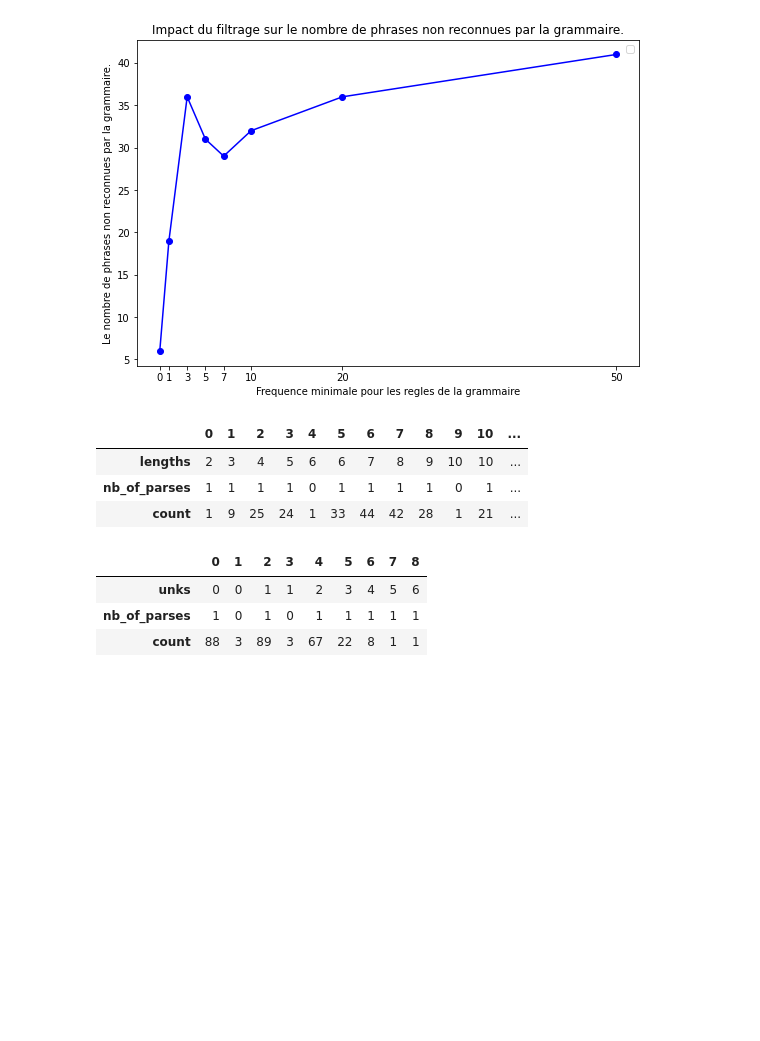
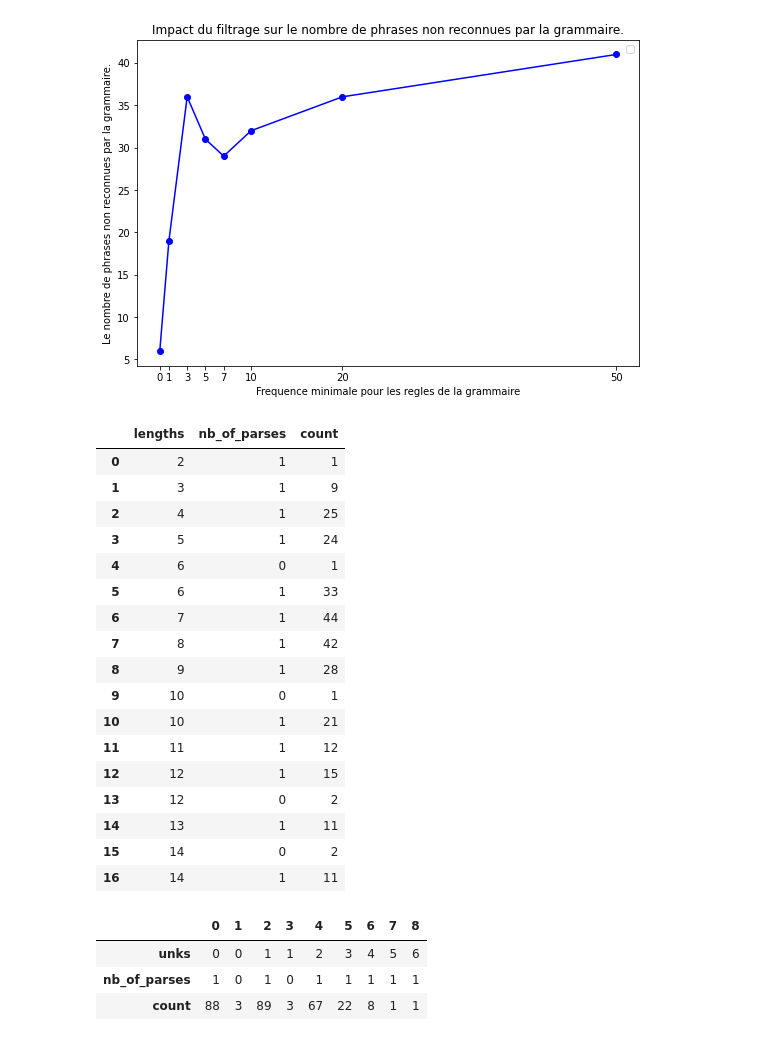
Before and after one commit to KacemKhaled/IFT6285-NLP, a Jupyter notebook: TP5/TP5.ipynb, the cells around one changed output. Drawn from its saved outputs; the diff is of its cells as text; code cells hidden in the pictures; blank space fills up the shorter version.

```diff
--- a/TP5/TP5.ipynb
+++ b/TP5/TP5.ipynb
@@ -343,7 +303,0 @@ def test(test_data,grammar,parser,max_words=15):
-# %%
-# test the parser
-train_data=treebank.fileids()[:180]
-test_data=treebank.fileids()[180:]
-grammar = train_PCFG_grammar_using_PTB(train_data,unk=True,filter_threshold=0,filter_top_n=None,chomsky=False)
-parser = ViterbiParser(grammar,trace=0) # put trace>0 for a verbose output
-test(test_data,grammar,parser)
@@ -369,7 +303,0 @@ Total Time: 420.99
-# %%
-# test the parser
-train_data=treebank.fileids()[:180]
-test_data=treebank.fileids()[180:]
-grammar = train_PCFG_grammar_using_PTB(train_data,unk=True,filter_threshold=0,filter_top_n=None,chomsky=True)
-parser = ViterbiParser(grammar,trace=0) # put trace>0 for a verbose output
-test(test_data,grammar,parser)
@@ -395,2 +303,0 @@ Total Time: 374.28
-# %%
-times, num_parses, lengthes, nb_unks = parse_sentences(wrong_sents_cola[:3],grammar,parser)
@@ -976,14 +935,28 @@ fig.show()
 # %%
 df__ = df_
 df__['count'] = df__.groupby(['lengths','nb_of_parses'])['lengths'].transform('count')
 df__ = df__.drop_duplicates().sort_values(by=['lengths']).reset_index(drop=True)
 
-df__.T
+df__
 # %% [output]
-|  | 0 | 1 | 2 | 3 | 4 | 5 | 6 | 7 | 8 | 9 | 10 | ... |
-| lengths | 2 | 3 | 4 | 5 | 6 | 6 | 7 | 8 | 9 | 10 | 10 | ... |
-| nb_of_parses | 1 | 1 | 1 | 1 | 0 | 1 | 1 | 1 | 1 | 0 | 1 | ... |
-| count | 1 | 9 | 25 | 24 | 1 | 33 | 44 | 42 | 28 | 1 | 21 | ... |
+|  | lengths | nb_of_parses | count |
+| 0 | 2 | 1 | 1 |
+| 1 | 3 | 1 | 9 |
+| 2 | 4 | 1 | 25 |
+| 3 | 5 | 1 | 24 |
+| 4 | 6 | 0 | 1 |
+| 5 | 6 | 1 | 33 |
+| 6 | 7 | 1 | 44 |
+| 7 | 8 | 1 | 42 |
+| 8 | 9 | 1 | 28 |
+| 9 | 10 | 0 | 1 |
+| 10 | 10 | 1 | 21 |
+| 11 | 11 | 1 | 12 |
+| 12 | 12 | 1 | 15 |
+| 13 | 12 | 0 | 2 |
+| 14 | 13 | 1 | 11 |
+| 15 | 14 | 0 | 2 |
+| 16 | 14 | 1 | 11 |
 # %%
 data = {'unks': d_all_nb_unks_filtered[0],
     'nb_of_parses': d_all_num_parses_filtered[0]}
```
Also changed, not shown: parts of 13 cells of this notebook, 26 other files.
